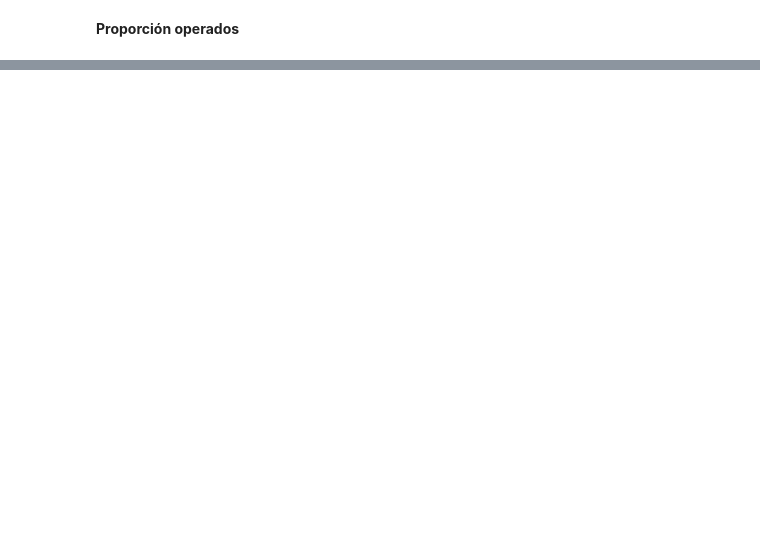
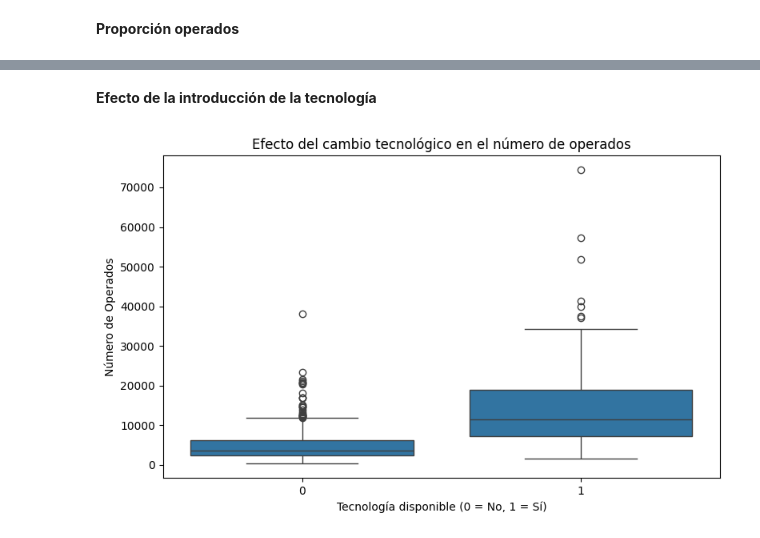
Before and after one commit to vcfq/Competencia-y-Regulaci-n, a Jupyter notebook: Tarea_Empírica1.ipynb, the cells around one changed output, grey strips where cells are left out. Saved outputs shown, nothing was run; the diff lists cells and outputs as text; code cells hidden in the pictures; blank space fills up the shorter version.

```diff
--- a/Tarea_Empírica1.ipynb
+++ b/Tarea_Empírica1.ipynb
@@ -107,2 +249,16 @@ files.download("evolucion_operaciones.pdf")
 [interactive output not drawn]
 [interactive output not drawn]
+# %% [markdown]
+**Efecto de la introducción de la tecnología**
+# %%
+plt.figure(figsize=(8, 5))
+sns.boxplot(x="tecnologia_alta", y="num_operados", data=df)
+plt.xlabel("Tecnología disponible (0 = No, 1 = Sí)")
+plt.ylabel("Número de Operados")
+plt.title("Efecto del cambio tecnológico en el número de operados")
+plt.tight_layout()
+plt.savefig("efecto_tecnologia_operados.pdf")
+plt.show()
+files.download("efecto_tecnologia_operados.pdf")
+# %% [output]
+[figure, added]
```
Also changed, not shown: parts of 19 cells of this notebook.
